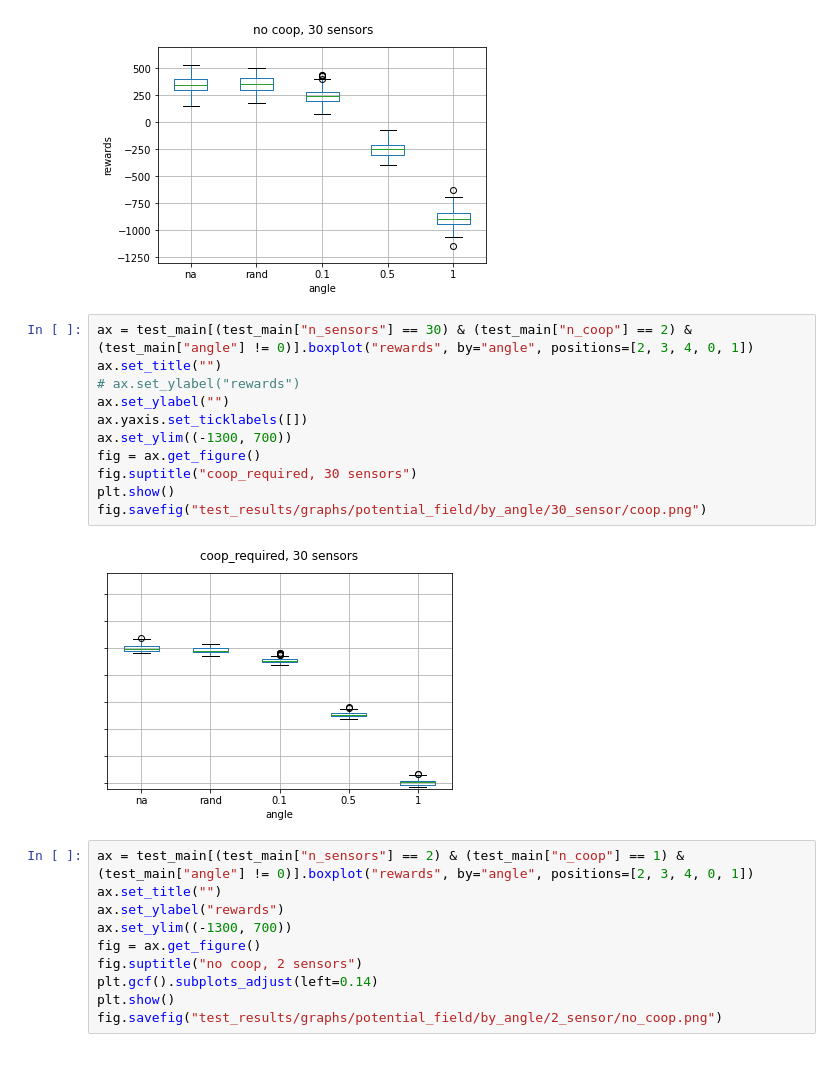
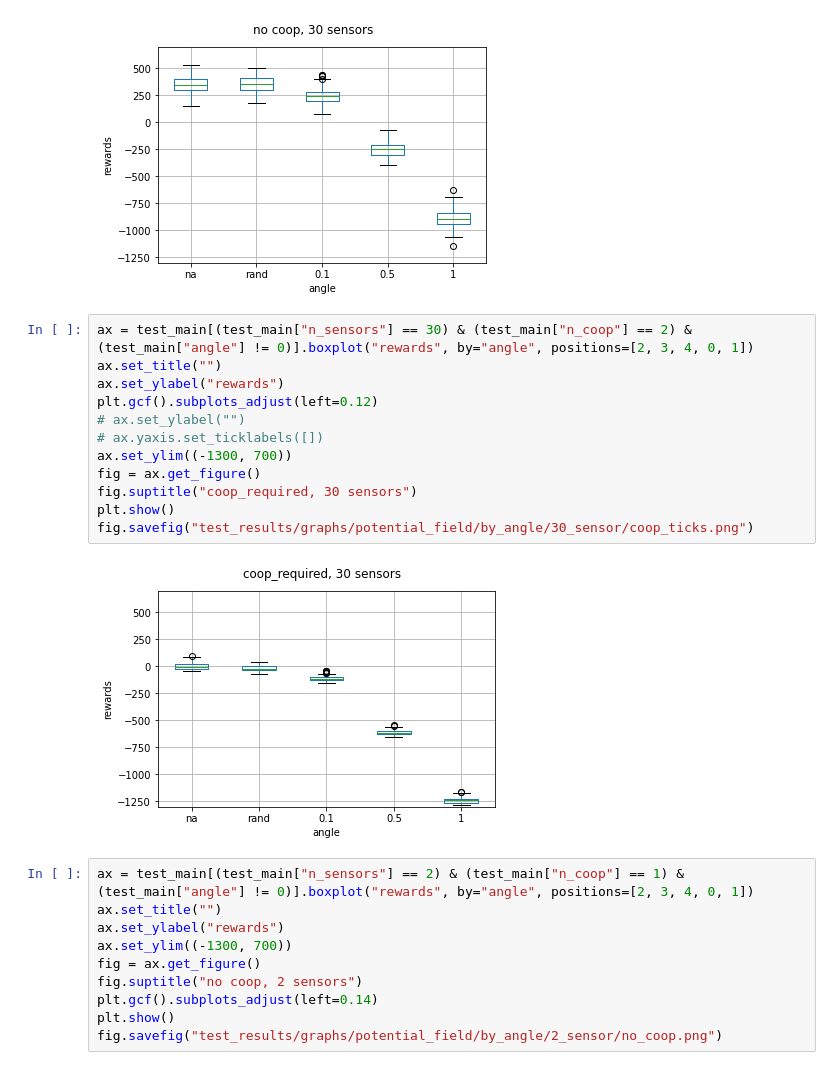
Before and after one commit to ezxzeng/syde750_waterworld, a Jupyter notebook: Test policies.ipynb, the cells around one changed output. Saved outputs shown, nothing was run; the diff lists cells and outputs as text.

```diff
--- a/Test policies.ipynb
+++ b/Test policies.ipynb
@@ -110,16 +143,17 @@ fig.savefig("test_results/graphs/potential_field/by_angle/30_sensor/no_coop.png"
 # %%
 ax = test_main[(test_main["n_sensors"] == 30) & (test_main["n_coop"] == 2) & (test_main["angle"] != 0)].boxplot("rewards", by="angle", positions=[2, 3, 4, 0, 1])
 ax.set_title("")
-# ax.set_ylabel("rewards")
-ax.set_ylabel("")
-ax.yaxis.set_ticklabels([])
+ax.set_ylabel("rewards")
+plt.gcf().subplots_adjust(left=0.12)
+# ax.set_ylabel("")
+# ax.yaxis.set_ticklabels([])
 ax.set_ylim((-1300, 700))
 fig = ax.get_figure()
 fig.suptitle("coop_required, 30 sensors")
 plt.show()
-fig.savefig("test_results/graphs/potential_field/by_angle/30_sensor/coop.png")
+fig.savefig("test_results/graphs/potential_field/by_angle/30_sensor/coop_ticks.png")
 # %% [output]
-[figure, old version]
+[figure, new version]
 # %%
 ax = test_main[(test_main["n_sensors"] == 2) & (test_main["n_coop"] == 1) & (test_main["angle"] != 0)].boxplot("rewards", by="angle", positions=[2, 3, 4, 0, 1])
 ax.set_title("")
```
Also changed, not shown: parts of 14 cells of this notebook, 2 other files.
